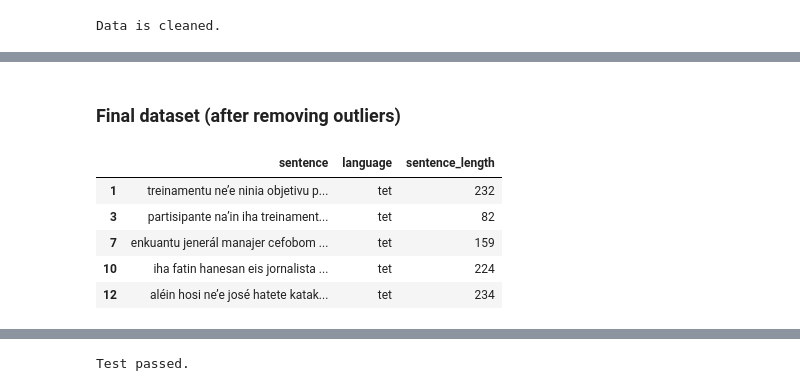
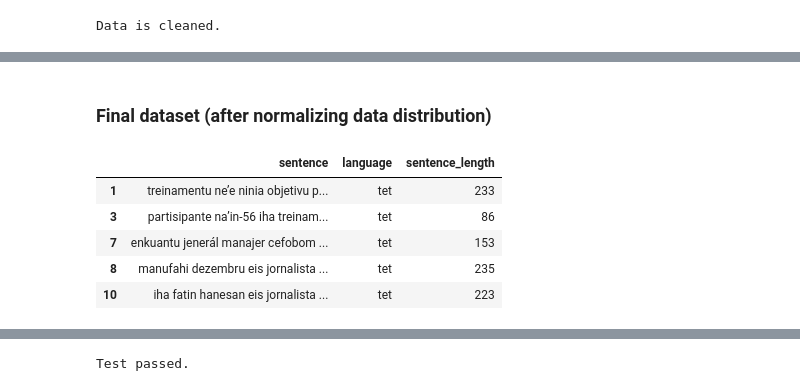
Before and after one commit to gabriel-de-jesus/tetun-lid, a Jupyter notebook: dea.ipynb, the cells around one changed output, grey strips where cells are left out. Drawn from its saved outputs; the diff is of its cells as text; code cells hidden in the pictures.

```diff
--- a/dea.ipynb
+++ b/dea.ipynb
@@ -61,14 +61,14 @@ dea.display_data_in_gaussian_dist(display_lines=True)
 # %% [markdown]
-### Final dataset (after removing outliers)
+### Final dataset (after normalizing data distribution)
 # %%
 # Final dataset
-final_dataset = process_data.final_clean_data()
-final_dataset.head()
+normalized_dataset = process_data.normalize_dataset()
+normalized_dataset.head()
 # %% [output]
 |  | sentence | language | sentence_length |
-| 1 | treinamentu ne’e ninia objetivu p... | tet | 232 |
-| 3 | partisipante na’in iha treinament... | tet | 82 |
-| 7 | enkuantu jenerál manajer cefobom ... | tet | 159 |
-| 10 | iha fatin hanesan eis jornalista ... | tet | 224 |
-| 12 | aléin hosi ne’e josé hatete katak... | tet | 234 |
+| 1 | treinamentu ne’e ninia objetivu p... | tet | 233 |
+| 3 | partisipante na’in-56 iha treinam... | tet | 86 |
+| 7 | enkuantu jenerál manajer cefobom ... | tet | 153 |
+| 8 | manufahi dezembru eis jornalista ... | tet | 235 |
+| 10 | iha fatin hanesan eis jornalista ... | tet | 223 |
 # %%
```
Also changed, not shown: parts of 11 cells of this notebook, 14 other files.
